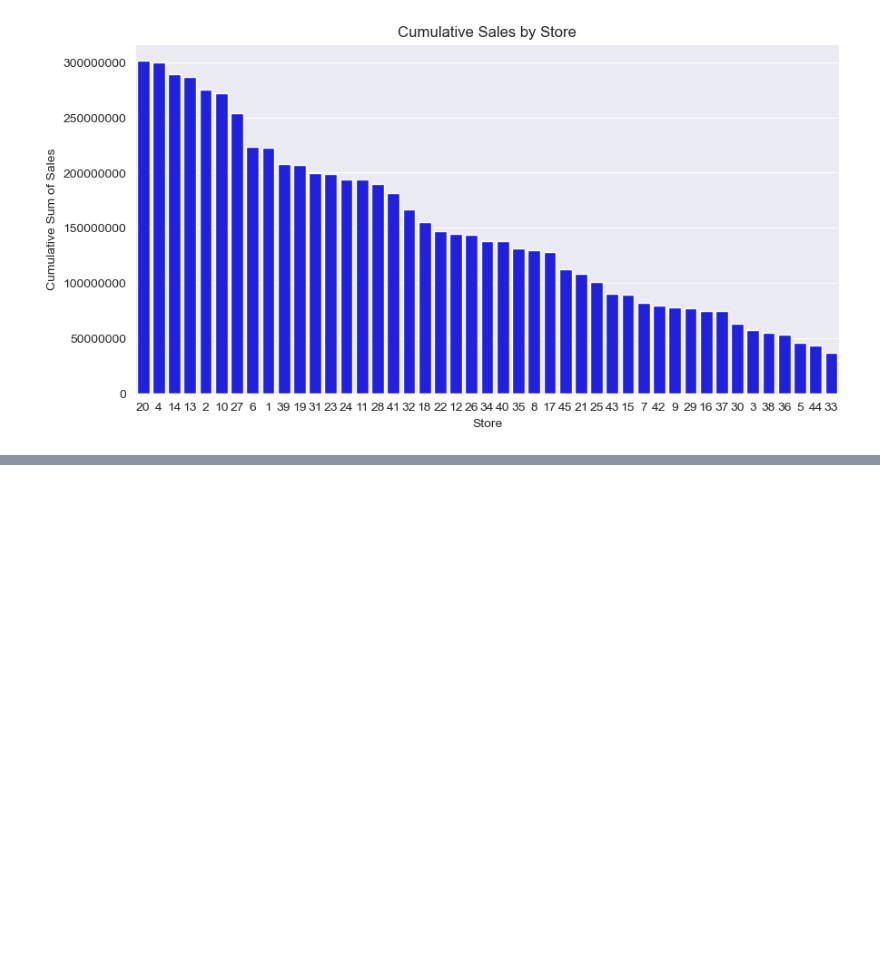
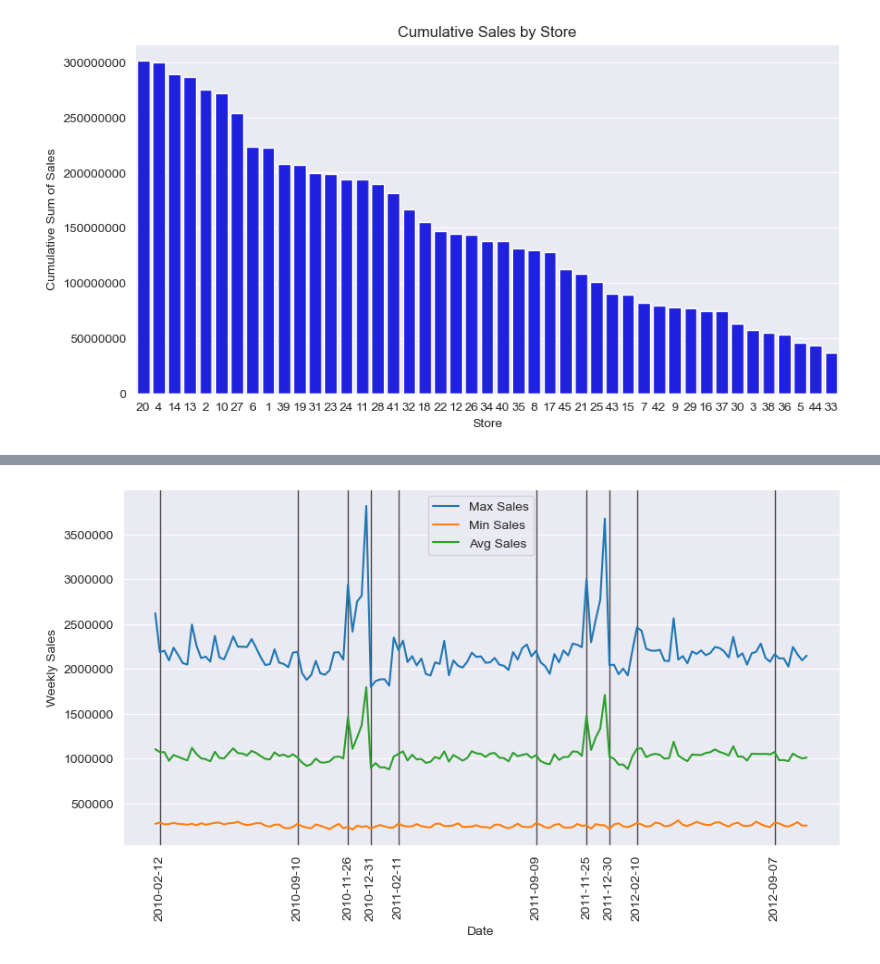
Before and after one commit to WashHolanda/CaseWalmartDNC, a Jupyter notebook: CaseWalmart.ipynb, the cells around one changed output, grey strips where cells are left out. Saved outputs shown, nothing was run; the diff lists cells and outputs as text; code cells hidden in the pictures; blank space fills up the shorter version.

```diff
--- a/CaseWalmart.ipynb
+++ b/CaseWalmart.ipynb
@@ -256,0 +301,11 @@ plt.show()
+# %%
+max_sales = df.groupby('Date')['Weekly_Sales'].max()
+min_sales = df.groupby('Date')['Weekly_Sales'].min()
+avg_sales1 = df.groupby('Date')['Weekly_Sales'].mean()
+
+print(max_sales)
+print('-'*50)
+print(min_sales)
+print('-'*50)
+print(avg_sales1)
+print('-'*50)
@@ -256,0 +332,25 @@ plt.show()
+# %%
+fig, ax = plt.subplots(figsize=(10, 5))
+ax.plot(max_sales.index, max_sales, label='Max Sales')
+ax.plot(min_sales.index, min_sales, label='Min Sales')
+ax.plot(avg_sales1.index, avg_sales1, label='Avg Sales')
+
+weeks = df.groupby('Date')['Holiday_Flag'].max()
+is_holiday = []
+
+for date,holidayFlag in weeks.iteritems():
+    if holidayFlag:
+        is_holiday.append(date)
+        ax.axvspan(date, date, color='black', alpha=0.7)
+
+ax.set_xlabel('Date')
+ax.set_ylabel('Weekly Sales')
+ax.set_xticks(is_holiday)
+ax.set_xticklabels([date.strftime('%Y-%m-%d') for date in is_holiday], rotation=90)
+ax.legend()
+
+plt.ticklabel_format(style='plain', axis='y')
+
+plt.show()
+# %% [output]
+[figure, added]
```
Also changed, not shown: parts of 9 cells of this notebook.
